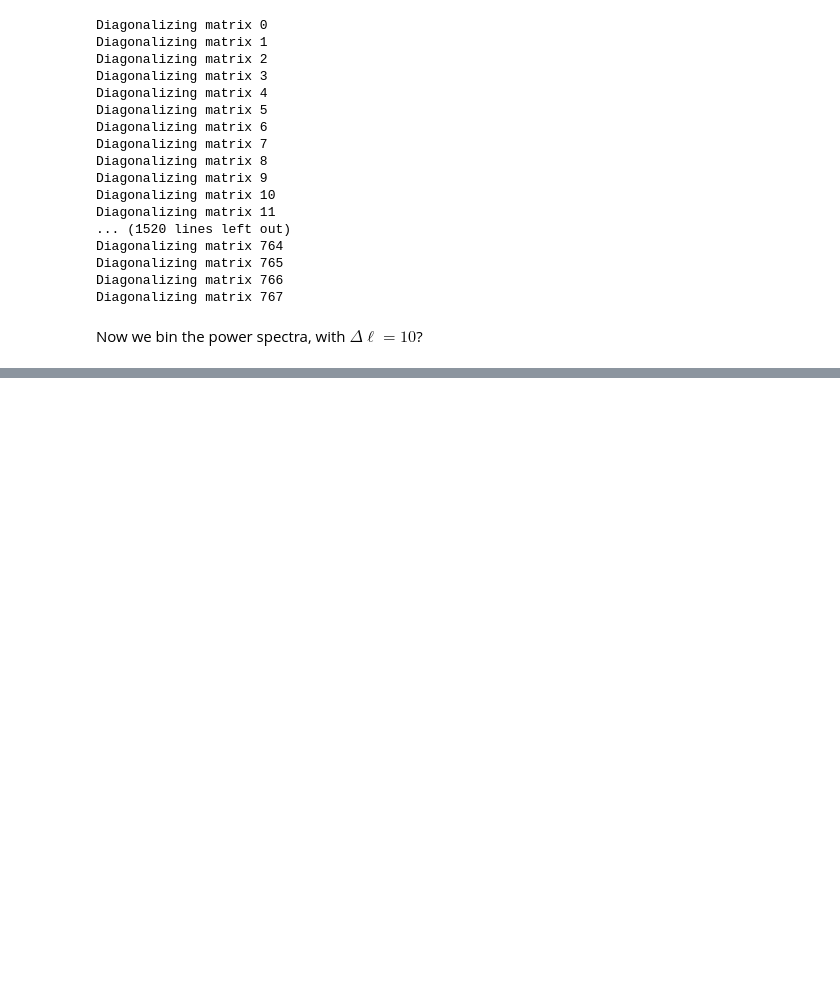
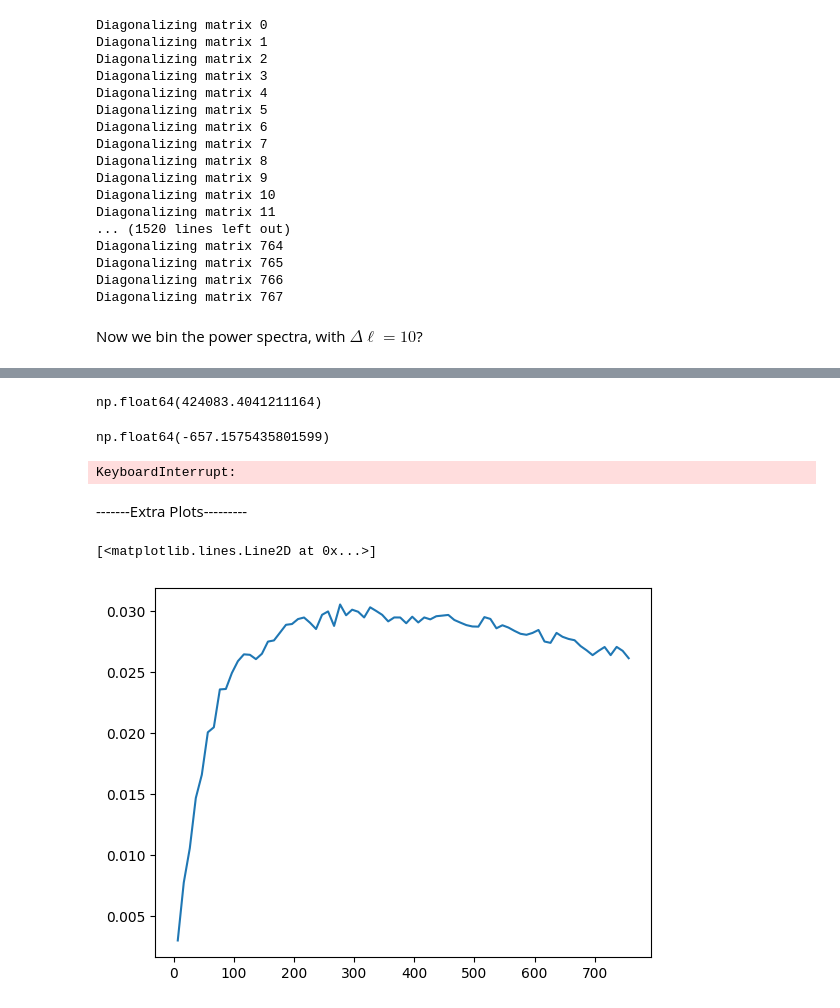
Before and after one commit to urwa99/MASS_Thesis, a Jupyter notebook: HI/SMICA.ipynb, the cells around one changed output, grey strips where cells are left out. Saved outputs shown, nothing was run; the diff lists cells and outputs as text; code cells hidden in the pictures; blank space fills up the shorter version.

Commit message:
computed covariance and smica cost

```diff
--- a/HI/SMICA.ipynb
+++ b/HI/SMICA.ipynb
@@ -102,8 +95,8 @@ def compute_model_covariance(maps, lmax, almsize, nfreqs):
 # Getting the model covariance of HI and noise which we assume to be known
 # F and P_l are free parameters to be estimated
 
-cl_noise= compute_model_covariance(noise_maps_1, lmax, almsize, nfreqs)
-cl_hi= compute_model_covariance(smoothed_hi_maps, lmax, almsize, nfreqs)
+cl_noise= compute_covariance(noise_maps_1, lmax, almsize, nfreqs)
+cl_hi= compute_covariance(smoothed_hi_maps, lmax, almsize, nfreqs)
 # %% [output]
 Converting maps 0
 Converting maps 1
@@ -154,14 +147,17 @@ Diagonalizing matrix 766
 Diagonalizing matrix 767
 # %% [markdown]
 Now we bin the power spectra, with $\Delta \ell=10$?
+# %%
+delta_ell=10
 # %%
 def bin_spectra(cl,nside, delta):
     b= nmt.NmtBin.from_lmax_linear(3*nside-1, nlb=delta)
     n_bins = b.get_n_bands()
+    leff = b.get_effective_ells()
     cl_binned= np.zeros((n_bins, nfreqs, nfreqs))
     for nf in range(nfreqs):
         cl_binned [:,nf, nf]= b.bin_cell(cl[:,nf,nf])
-    return cl_binned
+    return leff,n_bins,cl_binned
 # %%
-noise_binned= bin_spectra(noise, nside, 10)
-hi_binned= bin_spectra(hi, nside, 10)
+leff,n_bins, noise_binned= bin_spectra(noise, nside, delta_ell)
+*_,hi_binned= bin_spectra(hi, nside, delta_ell)
@@ -167,0 +309,17 @@ hi_binned= bin_spectra(hi, nside, 10)
+# %%
+phi
+# %% [output]
+np.float64(424083.4041211164)
+# %%
+np.log(np.linalg.det(c_model[10]))
+# %% [output]
+np.float64(-657.1575435801599)
+# %%
+res = optimize.minimize(
+    smica,
+    x0=params_init,
+    args=(c_model, c_hat, n_bins, nfreqs,r),
+    method='L-BFGS-B'
+)
+# %% [output]
+KeyboardInterrupt:
@@ -167,0 +329,9 @@ hi_binned= bin_spectra(hi, nside, 10)
+# %% [markdown]
+-------Extra Plots---------
+# %%
+
+# plt.plot(noise_binned[:,100,100])
+plt.plot(leff,hi_binned[:,70,70]+noise_binned[:,70,70])
+# %% [output]
+[<matplotlib.lines.Line2D at 0x...>]
+[figure, added]
```
Also changed, not shown: parts of 37 cells of this notebook.
